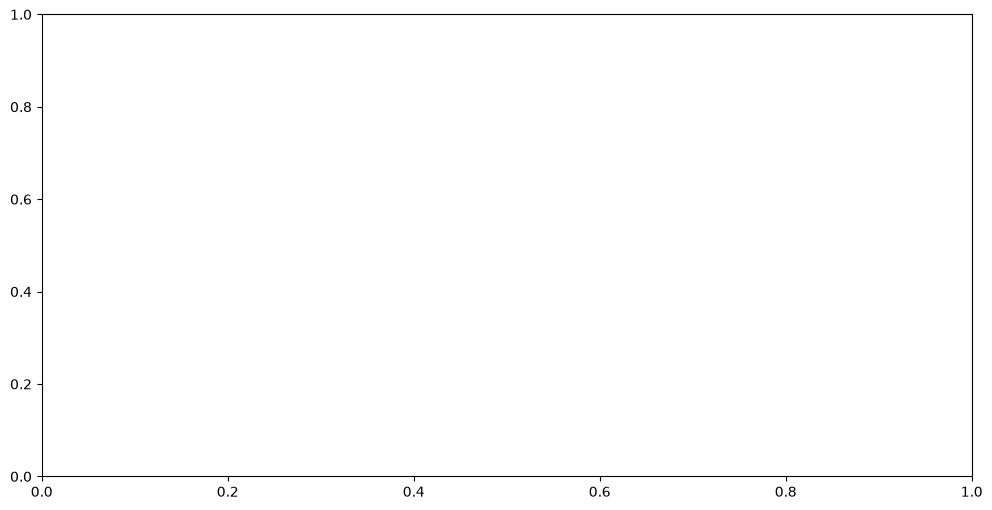
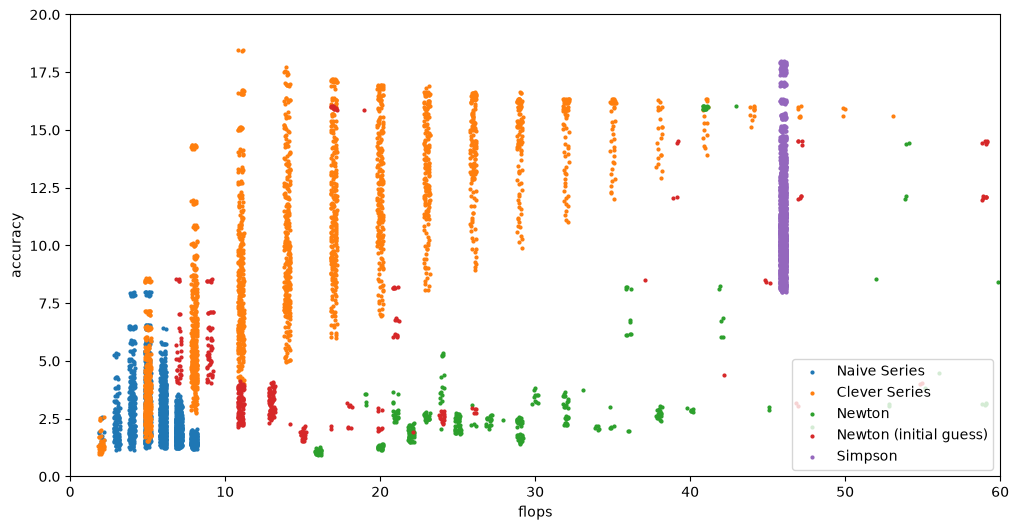
Unified diff of the notebook cell whose output changed from the first chart to the second:
--- before
+++ after
@@ -42,5 +42,5 @@
 
     plt.show()
-    plt.savefig('accuracy_per_flop.png')
+    # plt.savefig('accuracy_per_flop.png')
 
 

Commit: Fix image